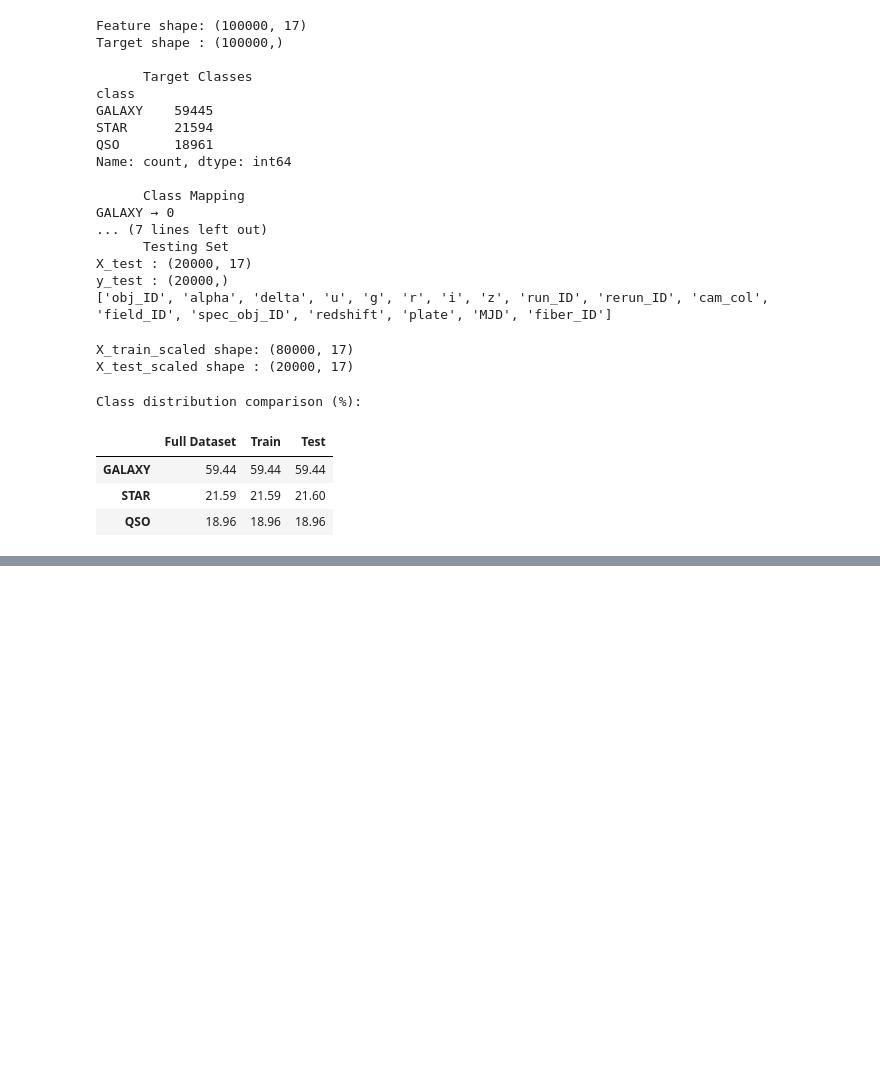
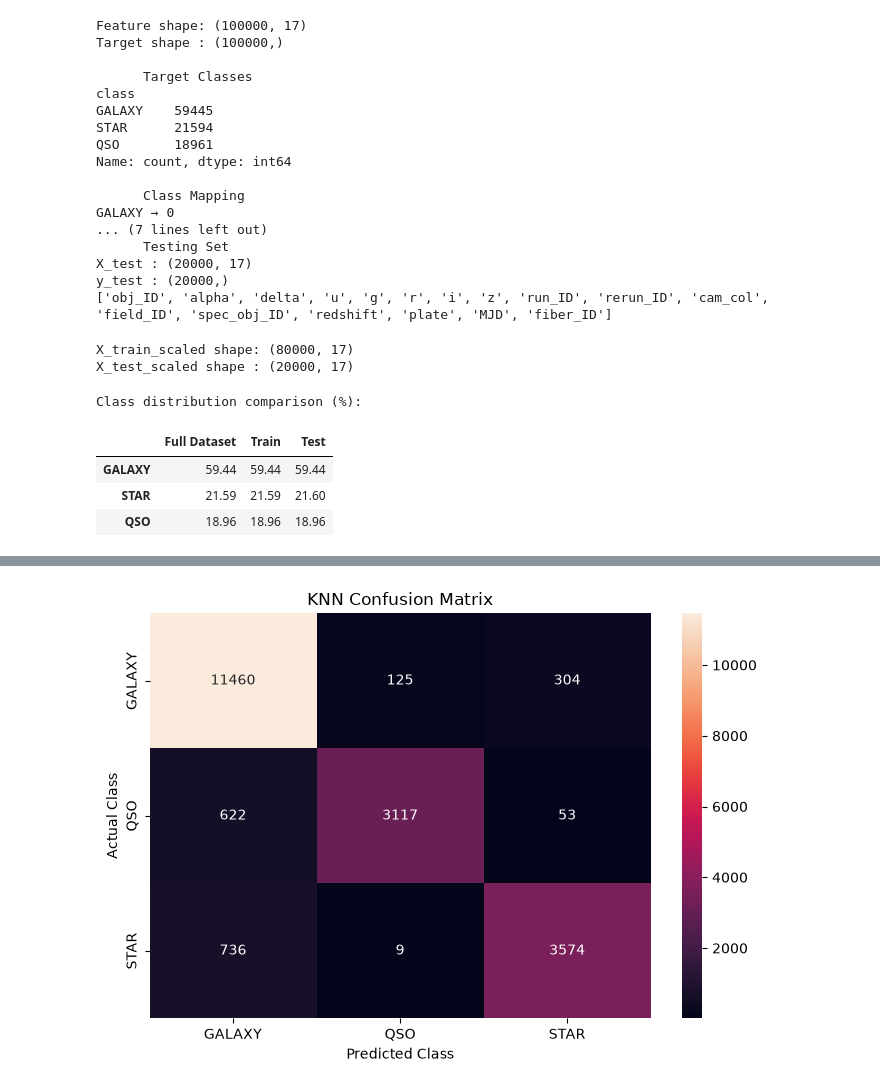
Before and after one commit to Reshma925/Vectora, a Jupyter notebook: ML_CLASSIFICATION_TRACKA/classification.ipynb, the cells around one changed output, grey strips where cells are left out. Drawn from its saved outputs; the diff is of its cells as text; code cells hidden in the pictures; blank space fills up the shorter version.

Commit message:
Update ML classification notebook

```diff
--- a/ML_CLASSIFICATION_TRACKA/classification.ipynb
+++ b/ML_CLASSIFICATION_TRACKA/classification.ipynb
@@ -388,3 +393,85 @@ Class distribution comparison (%):
 | GALAXY | 59.44 | 59.44 | 59.44 |
 | STAR | 21.59 | 21.59 | 21.60 |
 | QSO | 18.96 | 18.96 | 18.96 |
+# %%
+#--------------------------------------PART C (TRAINING )---------------------------------------------------------
+#              KNN MODEL TRAINING
+from sklearn.metrics import (
+    accuracy_score,
+    precision_score,
+    recall_score,
+    f1_score,
+    classification_report,
+    confusion_matrix
+)
+
+# Hyperparameter tuning
+
+knn = KNeighborsClassifier()
+param_grid = {
+    "n_neighbors": [3, 5, 7, 9, 11, 13, 15],
+    "metric": ["euclidean", "manhattan"]
+}
+knn_grid = GridSearchCV(
+    estimator=knn,
+    param_grid=param_grid,
+    cv=3,
+    scoring="f1_macro",
+    n_jobs=-1
+)
+knn_grid.fit(X_train_scaled, y_train)
+print("Best Parameters:")
+print(knn_grid.best_params_)
+print("\nBest Cross-Validation F1 Score:")
+print(round(knn_grid.best_score_, 4))
+
+best_knn = knn_grid.best_estimator_
+y_pred_knn = best_knn.predict(X_test_scaled)
+
+# -------------------------------------- KNN EVALUATION --------------------------------------
+
+knn_accuracy = accuracy_score(y_test, y_pred_knn)
+knn_precision = precision_score(
+    y_test,
+    y_pred_knn,
+    average="macro"
+)
+knn_recall = recall_score(
+    y_test,
+    y_pred_knn,
+    average="macro"
+)
+knn_f1 = f1_score(
+    y_test,
+    y_pred_knn,
+    average="macro"
+)
+print("\nKNN Performance")
+print("--------------------------------------")
+print("Accuracy        :", round(knn_accuracy, 4))
+print("Macro Precision :", round(knn_precision, 4))
+print("Macro Recall    :", round(knn_recall, 4))
+print("Macro F1        :", round(knn_f1, 4))
+print("\nClassification Report:")
+print(
+    classification_report(
+        y_test,
+        y_pred_knn,
+        target_names=label_encoder.classes_
+    )
+)
+cm = confusion_matrix(y_test, y_pred_knn)
+plt.figure(figsize=(7, 5))
+sns.heatmap(
+    cm,
+    annot=True,
+    fmt="d",
+    xticklabels=label_encoder.classes_,
+    yticklabels=label_encoder.classes_
+)
+plt.xlabel("Predicted Class")
+plt.ylabel("Actual Class")
+plt.title("KNN Confusion Matrix")
+plt.tight_layout()
+plt.show()
+# %% [output]
@@ -390,0 +495 @@ Class distribution comparison (%):
+[figure, added]
```
Also changed, not shown: parts of 4 cells of this notebook.
